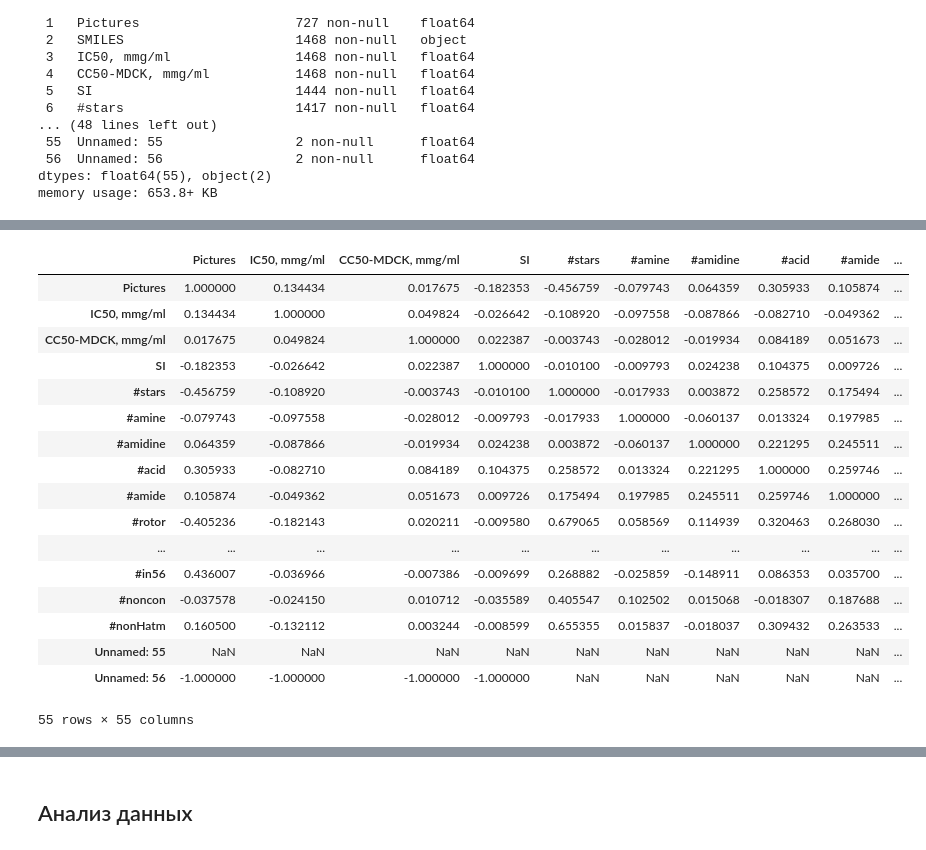
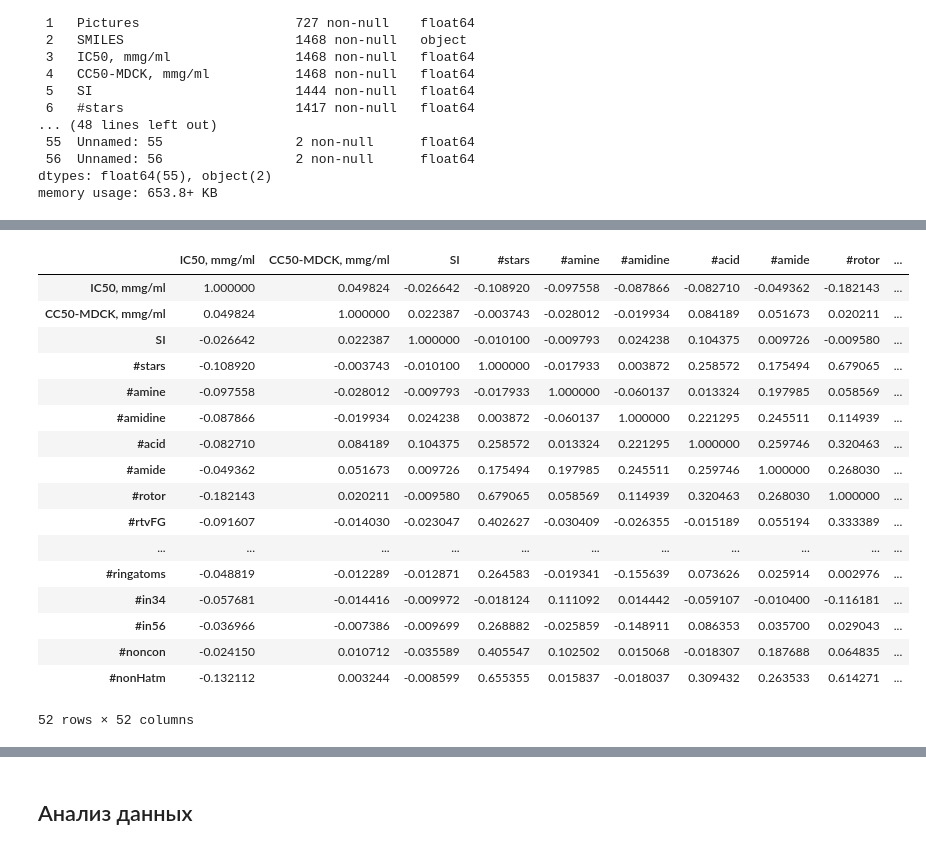
Before and after one commit to oodlbee/drug_prediction, a Jupyter notebook: drug_prediction.ipynb, the cells around one changed output, grey strips where cells are left out. Cells and saved outputs as stored; diff of their text form; code cells hidden in the pictures.

```diff
--- a/drug_prediction.ipynb
+++ b/drug_prediction.ipynb
@@ -80,0 +85,2 @@ memory usage: 118.6+ KB
+# %%
+backup['SI'] = backup['CC50-MDCK, mmg/ml']/backup['IC50, mmg/ml']
@@ -80,0 +109,3 @@ memory usage: 118.6+ KB
+# %%
+backup = backup.drop(backup[backup['IC50, mmg/ml'] > 500].index)
+backup = backup.drop(backup[backup['CC50-MDCK, mmg/ml'] > 500].index)
@@ -81,7 +151,5 @@ memory usage: 118.6+ KB
 # %%
 df_sheet_1 = backup
-# %%
-df_sheet_1['SI'] = df_sheet_1['CC50-MDCK, mmg/ml']/df_sheet_1['IC50, mmg/ml']
 # %%
 df_sheet_1.info()
 # %% [output]
@@ -167,21 +232,23 @@ df_sheet_1 = backup
+# %%
+backup = backup.drop(columns=['Unnamed: 55', 'Unnamed: 56', 'Pictures'])
 # %%
-df_sheet_1.corr()
+backup.corr()
 # %% [output]
-|  | Pictures | IC50, mmg/ml | CC50-MDCK, mmg/ml | SI | #stars | #amine | #amidine | #acid | #amide | ... |
-| Pictures | 1.000000 | 0.134434 | 0.017675 | -0.182353 | -0.456759 | -0.079743 | 0.064359 | 0.305933 | 0.105874 | ... |
-| IC50, mmg/ml | 0.134434 | 1.000000 | 0.049824 | -0.026642 | -0.108920 | -0.097558 | -0.087866 | -0.082710 | -0.049362 | ... |
-| CC50-MDCK, mmg/ml | 0.017675 | 0.049824 | 1.000000 | 0.022387 | -0.003743 | -0.028012 | -0.019934 | 0.084189 | 0.051673 | ... |
-| SI | -0.182353 | -0.026642 | 0.022387 | 1.000000 | -0.010100 | -0.009793 | 0.024238 | 0.104375 | 0.009726 | ... |
-| #stars | -0.456759 | -0.108920 | -0.003743 | -0.010100 | 1.000000 | -0.017933 | 0.003872 | 0.258572 | 0.175494 | ... |
-| #amine | -0.079743 | -0.097558 | -0.028012 | -0.009793 | -0.017933 | 1.000000 | -0.060137 | 0.013324 | 0.197985 | ... |
-| #amidine | 0.064359 | -0.087866 | -0.019934 | 0.024238 | 0.003872 | -0.060137 | 1.000000 | 0.221295 | 0.245511 | ... |
-| #acid | 0.305933 | -0.082710 | 0.084189 | 0.104375 | 0.258572 | 0.013324 | 0.221295 | 1.000000 | 0.259746 | ... |
-| #amide | 0.105874 | -0.049362 | 0.051673 | 0.009726 | 0.175494 | 0.197985 | 0.245511 | 0.259746 | 1.000000 | ... |
-| #rotor | -0.405236 | -0.182143 | 0.020211 | -0.009580 | 0.679065 | 0.058569 | 0.114939 | 0.320463 | 0.268030 | ... |
+|  | IC50, mmg/ml | CC50-MDCK, mmg/ml | SI | #stars | #amine | #amidine | #acid | #amide | #rotor | ... |
+| IC50, mmg/ml | 1.000000 | 0.049824 | -0.026642 | -0.108920 | -0.097558 | -0.087866 | -0.082710 | -0.049362 | -0.182143 | ... |
+| CC50-MDCK, mmg/ml | 0.049824 | 1.000000 | 0.022387 | -0.003743 | -0.028012 | -0.019934 | 0.084189 | 0.051673 | 0.020211 | ... |
+| SI | -0.026642 | 0.022387 | 1.000000 | -0.010100 | -0.009793 | 0.024238 | 0.104375 | 0.009726 | -0.009580 | ... |
+| #stars | -0.108920 | -0.003743 | -0.010100 | 1.000000 | -0.017933 | 0.003872 | 0.258572 | 0.175494 | 0.679065 | ... |
+| #amine | -0.097558 | -0.028012 | -0.009793 | -0.017933 | 1.000000 | -0.060137 | 0.013324 | 0.197985 | 0.058569 | ... |
+| #amidine | -0.087866 | -0.019934 | 0.024238 | 0.003872 | -0.060137 | 1.000000 | 0.221295 | 0.245511 | 0.114939 | ... |
+| #acid | -0.082710 | 0.084189 | 0.104375 | 0.258572 | 0.013324 | 0.221295 | 1.000000 | 0.259746 | 0.320463 | ... |
+| #amide | -0.049362 | 0.051673 | 0.009726 | 0.175494 | 0.197985 | 0.245511 | 0.259746 | 1.000000 | 0.268030 | ... |
+| #rotor | -0.182143 | 0.020211 | -0.009580 | 0.679065 | 0.058569 | 0.114939 | 0.320463 | 0.268030 | 1.000000 | ... |
+| #rtvFG | -0.091607 | -0.014030 | -0.023047 | 0.402627 | -0.030409 | -0.026355 | -0.015189 | 0.055194 | 0.333389 | ... |
 | ... | ... | ... | ... | ... | ... | ... | ... | ... | ... | ... |
-| #in56 | 0.436007 | -0.036966 | -0.007386 | -0.009699 | 0.268882 | -0.025859 | -0.148911 | 0.086353 | 0.035700 | ... |
-| #noncon | -0.037578 | -0.024150 | 0.010712 | -0.035589 | 0.405547 | 0.102502 | 0.015068 | -0.018307 | 0.187688 | ... |
-| #nonHatm | 0.160500 | -0.132112 | 0.003244 | -0.008599 | 0.655355 | 0.015837 | -0.018037 | 0.309432 | 0.263533 | ... |
-| Unnamed: 55 | NaN | NaN | NaN | NaN | NaN | NaN | NaN | NaN | NaN | ... |
-| Unnamed: 56 | -1.000000 | -1.000000 | -1.000000 | -1.000000 | NaN | NaN | NaN | NaN | NaN | ... |
+| #ringatoms | -0.048819 | -0.012289 | -0.012871 | 0.264583 | -0.019341 | -0.155639 | 0.073626 | 0.025914 | 0.002976 | ... |
+| #in34 | -0.057681 | -0.014416 | -0.009972 | -0.018124 | 0.111092 | 0.014442 | -0.059107 | -0.010400 | -0.116181 | ... |
+| #in56 | -0.036966 | -0.007386 | -0.009699 | 0.268882 | -0.025859 | -0.148911 | 0.086353 | 0.035700 | 0.029043 | ... |
+| #noncon | -0.024150 | 0.010712 | -0.035589 | 0.405547 | 0.102502 | 0.015068 | -0.018307 | 0.187688 | 0.064835 | ... |
+| #nonHatm | -0.132112 | 0.003244 | -0.008599 | 0.655355 | 0.015837 | -0.018037 | 0.309432 | 0.263533 | 0.614271 | ... |
-55 rows × 55 columns
+52 rows × 52 columns
```
Also changed, not shown: parts of 15 cells of this notebook.
